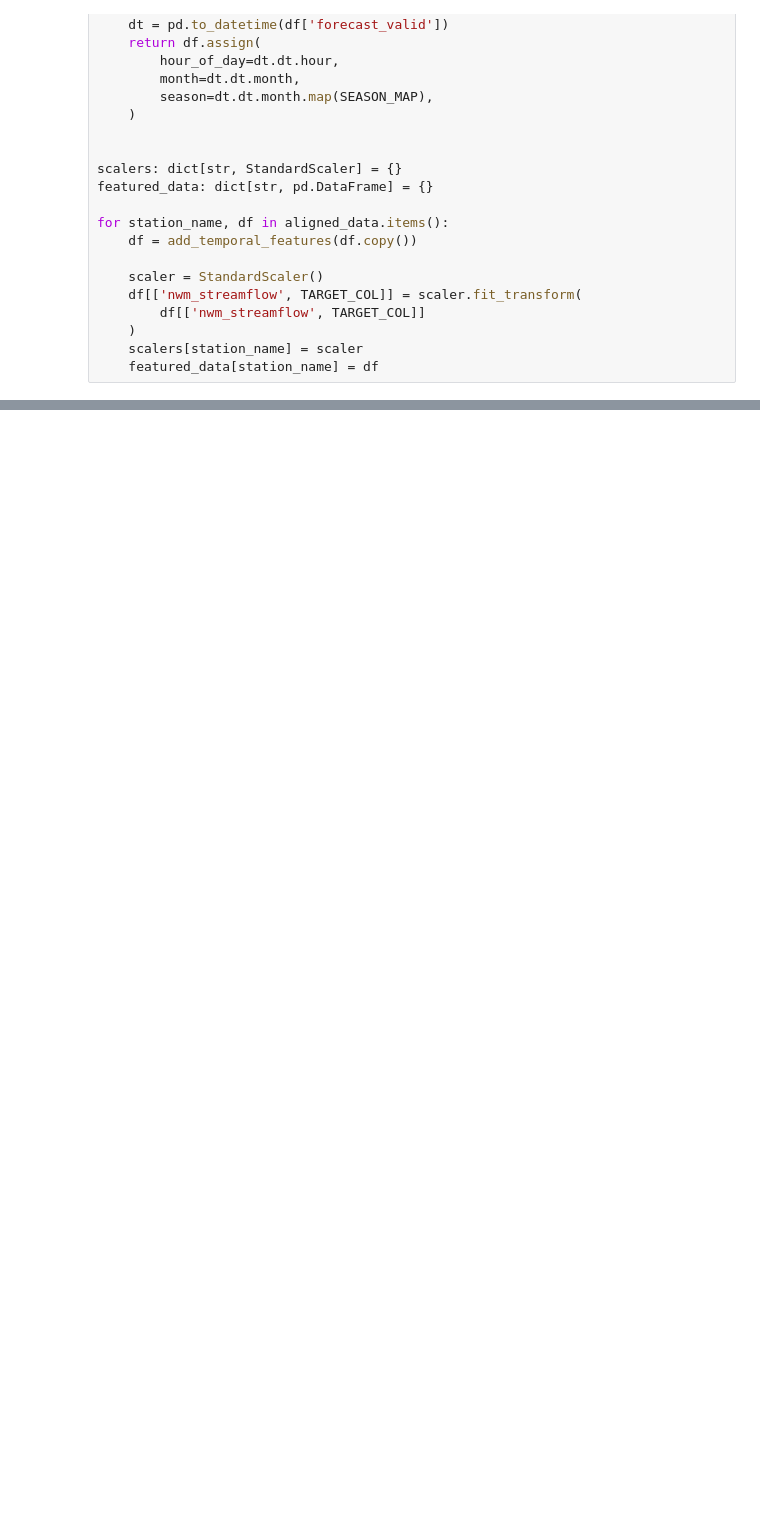
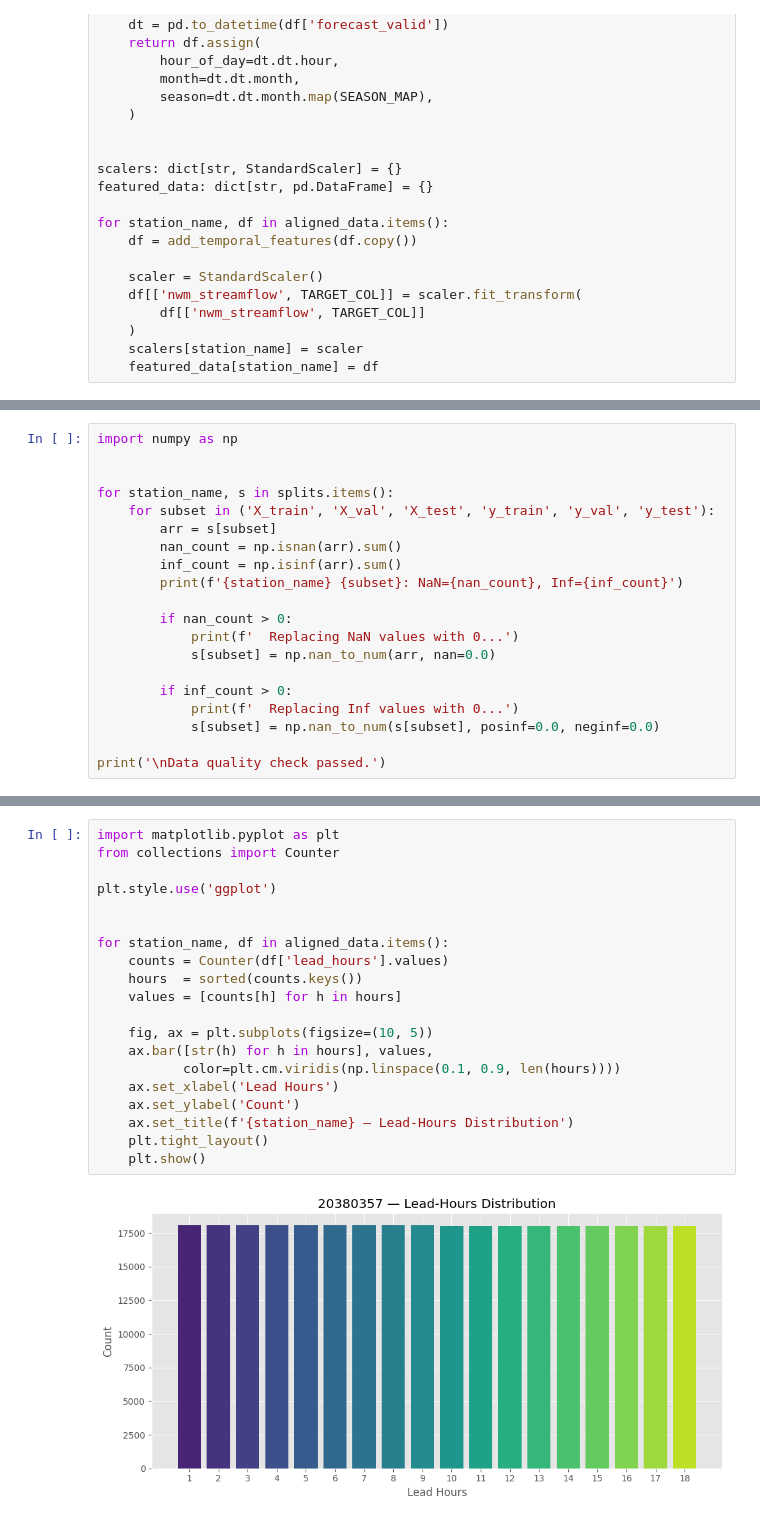
Before and after one commit to malloryr810/AI-Final-Project-GroupRRM, a Jupyter notebook: Forecastset.ipynb, the cells around one changed output, grey strips where cells are left out. Drawn from its saved outputs; the diff is of its cells as text; blank space fills up the shorter version.

Commit message:
completed data wrangling on forecastset

```diff
--- a/Forecastset.ipynb
+++ b/Forecastset.ipynb
@@ -366,0 +404,20 @@ for station_name, df in featured_data.items():
+# %%
+import numpy as np
+
+
+for station_name, s in splits.items():
+    for subset in ('X_train', 'X_val', 'X_test', 'y_train', 'y_val', 'y_test'):
+        arr = s[subset]
+        nan_count = np.isnan(arr).sum()
+        inf_count = np.isinf(arr).sum()
+        print(f'{station_name} {subset}: NaN={nan_count}, Inf={inf_count}')
+
+        if nan_count > 0:
+            print(f'  Replacing NaN values with 0...')
+            s[subset] = np.nan_to_num(arr, nan=0.0)
+
+        if inf_count > 0:
+            print(f'  Replacing Inf values with 0...')
+            s[subset] = np.nan_to_num(s[subset], posinf=0.0, neginf=0.0)
+
+print('\nData quality check passed.')
@@ -366,0 +439,22 @@ for station_name, df in featured_data.items():
+# %%
+import matplotlib.pyplot as plt
+from collections import Counter
+
+plt.style.use('ggplot')
+
+
+for station_name, df in aligned_data.items():
+    counts = Counter(df['lead_hours'].values)
+    hours  = sorted(counts.keys())
+    values = [counts[h] for h in hours]
+
+    fig, ax = plt.subplots(figsize=(10, 5))
+    ax.bar([str(h) for h in hours], values,
+           color=plt.cm.viridis(np.linspace(0.1, 0.9, len(hours))))
+    ax.set_xlabel('Lead Hours')
+    ax.set_ylabel('Count')
+    ax.set_title(f'{station_name} — Lead-Hours Distribution')
+    plt.tight_layout()
+    plt.show()
+# %% [output]
+[figure, added]
```
Also changed, not shown: parts of 8 cells of this notebook.
